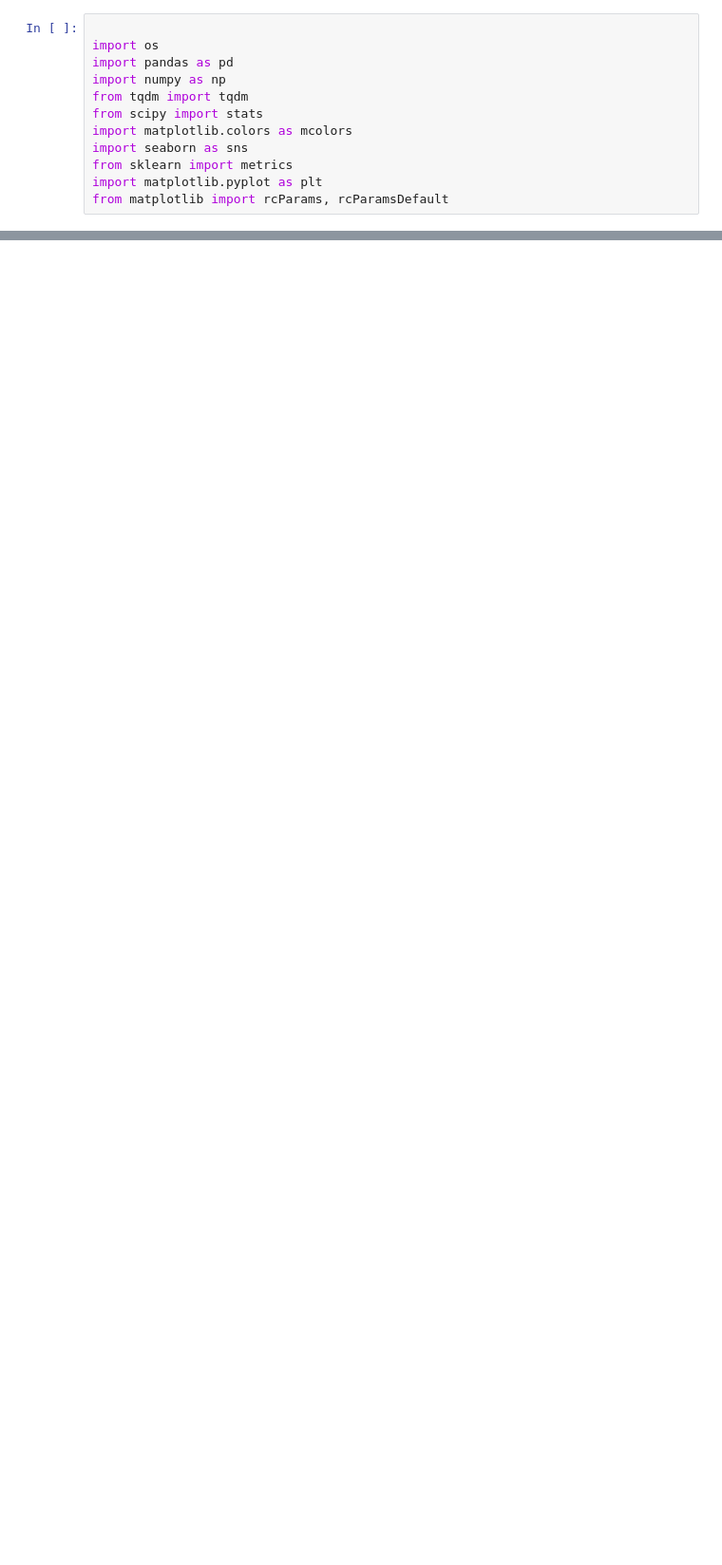
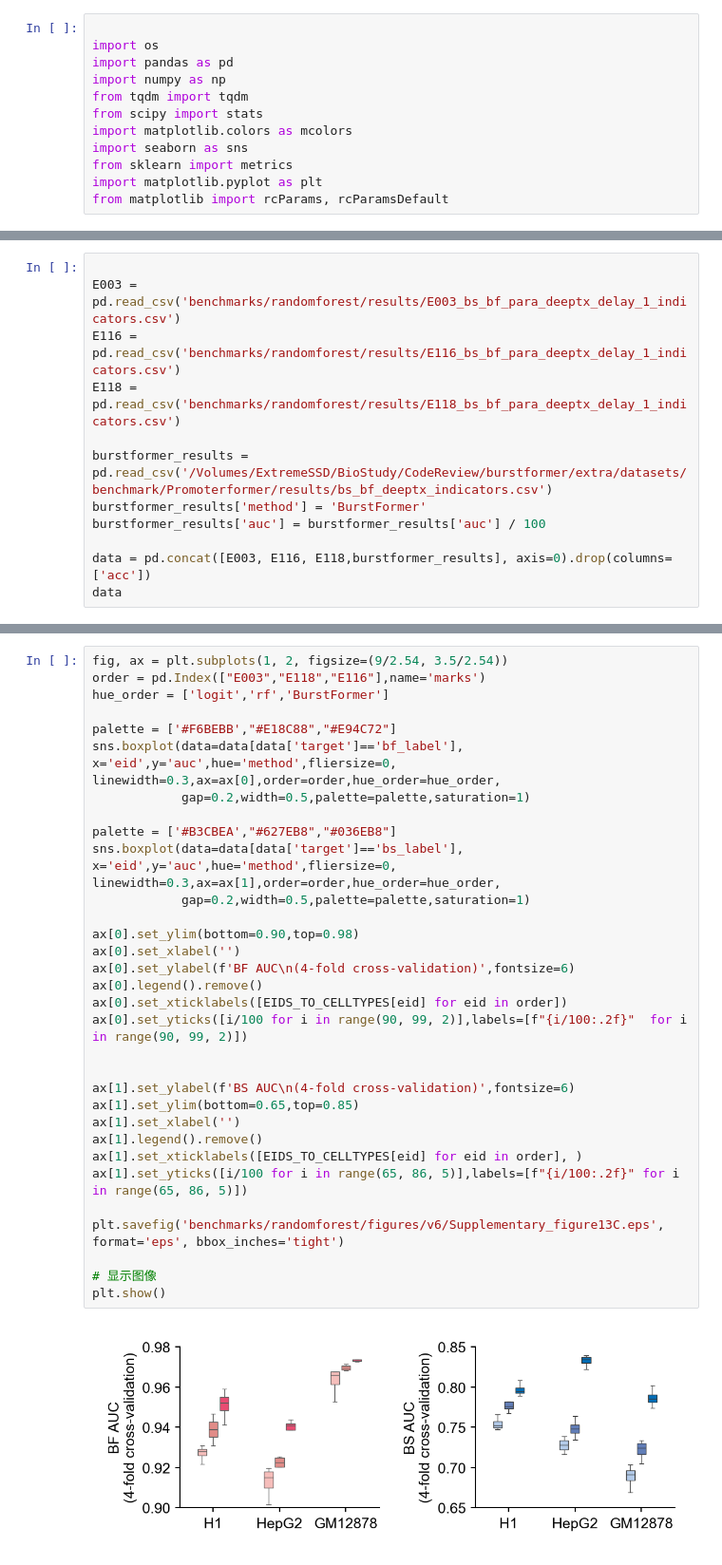
Before and after one commit to wanghan4034/DeepBurst, a Jupyter notebook: benchmarks/randomforest/scripts/results.ipynb, the cells around one changed output, grey strips where cells are left out. Shown at 95% size. Cells and saved outputs as stored; diff of their text form; blank space fills up the shorter version.

```diff
--- a/benchmarks/randomforest/scripts/results.ipynb
+++ b/benchmarks/randomforest/scripts/results.ipynb
@@ -162,0 +148,12 @@ plt.show()
+# %%
+
+E003 = pd.read_csv('benchmarks/randomforest/results/E003_bs_bf_para_deeptx_delay_1_indicators.csv')
+E116 = pd.read_csv('benchmarks/randomforest/results/E116_bs_bf_para_deeptx_delay_1_indicators.csv')
+E118 = pd.read_csv('benchmarks/randomforest/results/E118_bs_bf_para_deeptx_delay_1_indicators.csv')
+
+burstformer_results = pd.read_csv('/Volumes/ExtremeSSD/BioStudy/CodeReview/burstformer/extra/datasets/benchmark/Promoterformer/results/bs_bf_deeptx_indicators.csv')
+burstformer_results['method'] = 'BurstFormer'
+burstformer_results['auc'] = burstformer_results['auc'] / 100
+
+data = pd.concat([E003, E116, E118,burstformer_results], axis=0).drop(columns=['acc'])
+data
@@ -162,0 +174,34 @@ plt.show()
+# %%
+fig, ax = plt.subplots(1, 2, figsize=(9/2.54, 3.5/2.54))
+order = pd.Index(["E003","E118","E116"],name='marks')
+hue_order = ['logit','rf','BurstFormer']
+
+palette = ['#F6BEBB',"#E18C88","#E94C72"]
+sns.boxplot(data=data[data['target']=='bf_label'], x='eid',y='auc',hue='method',fliersize=0, linewidth=0.3,ax=ax[0],order=order,hue_order=hue_order,
+            gap=0.2,width=0.5,palette=palette,saturation=1)
+
+palette = ['#B3CBEA',"#627EB8","#036EB8"]
+sns.boxplot(data=data[data['target']=='bs_label'], x='eid',y='auc',hue='method',fliersize=0, linewidth=0.3,ax=ax[1],order=order,hue_order=hue_order,
+            gap=0.2,width=0.5,palette=palette,saturation=1)
+
+ax[0].set_ylim(bottom=0.90,top=0.98)
+ax[0].set_xlabel('')
+ax[0].set_ylabel(f'BF AUC\n(4-fold cross-validation)',fontsize=6)
+ax[0].legend().remove()
+ax[0].set_xticklabels([EIDS_TO_CELLTYPES[eid] for eid in order])
+ax[0].set_yticks([i/100 for i in range(90, 99, 2)],labels=[f"{i/100:.2f}"  for i in range(90, 99, 2)])
+
+
+ax[1].set_ylabel(f'BS AUC\n(4-fold cross-validation)',fontsize=6)
+ax[1].set_ylim(bottom=0.65,top=0.85)
+ax[1].set_xlabel('')
+ax[1].legend().remove()
+ax[1].set_xticklabels([EIDS_TO_CELLTYPES[eid] for eid in order], )
+ax[1].set_yticks([i/100 for i in range(65, 86, 5)],labels=[f"{i/100:.2f}" for i in range(65, 86, 5)])
+
+plt.savefig('benchmarks/randomforest/figures/v6/Supplementary_figure13C.eps', format='eps', bbox_inches='tight')
+
+# 显示图像
+plt.show()
+# %% [output]
+[figure, added]
```
Also changed, not shown: parts of 8 cells of this notebook, 12 other files.
